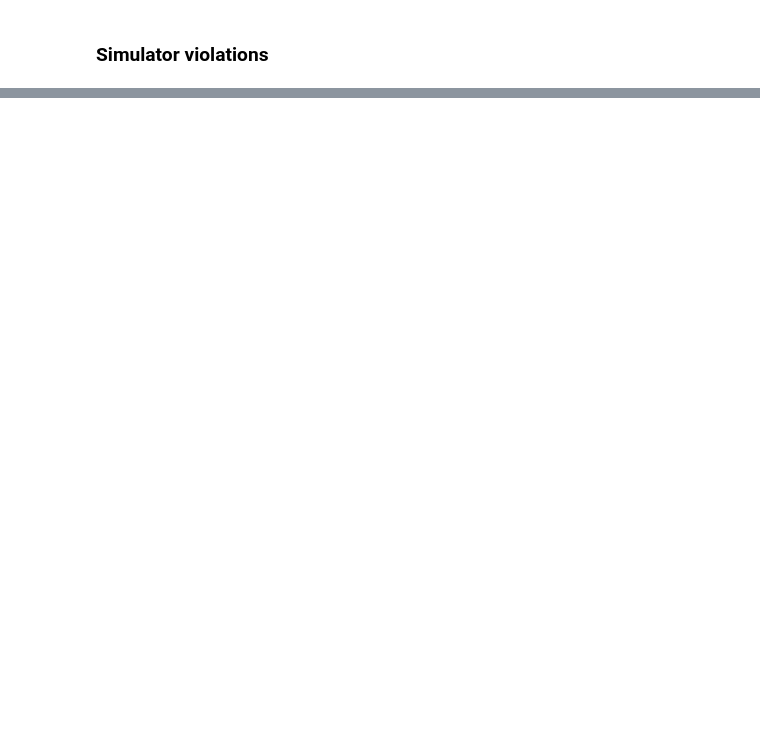
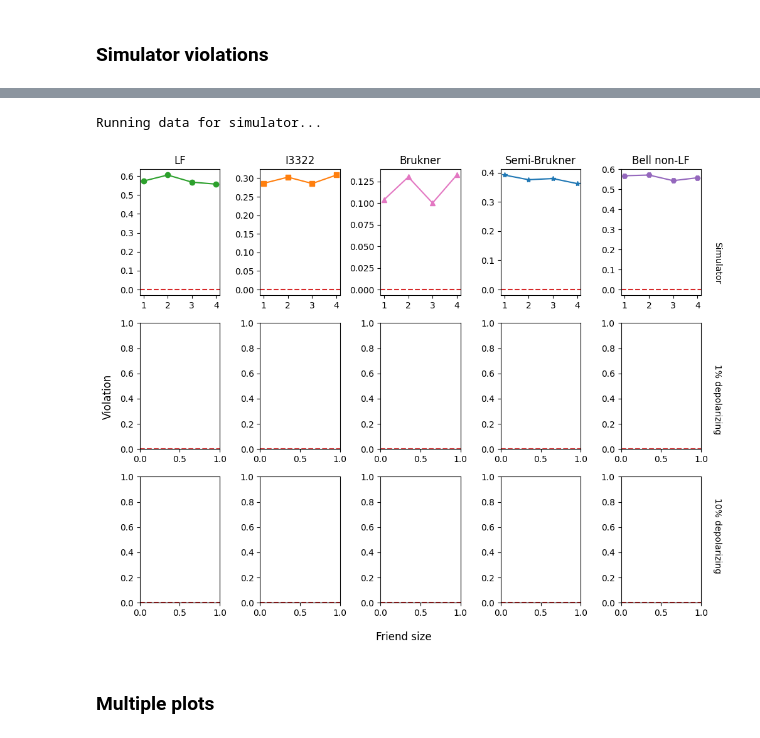
Before and after one commit to unitaryfund/wigners_friend, a Jupyter notebook: notebooks/ewfs_plots.ipynb, the cells around one changed output, grey strips where cells are left out. Cells and saved outputs as stored; diff of their text form; code cells hidden in the pictures; blank space fills up the shorter version.

```diff
--- a/notebooks/ewfs_plots.ipynb
+++ b/notebooks/ewfs_plots.ipynb
@@ -341,0 +465,33 @@ def run_experiment(
+# %%
+def data_friend_size_per_noise_level(
+    noise_levels: list[float],
+    friend_sizes: list[int],
+    shots: int
+):
+    """Data for friend_sizes over noise_levels."""
+    plot_results = defaultdict(lambda: defaultdict(list))
+    for noise_level in noise_levels:
+        noise_model = NoiseModel()
+        noise_model.add_all_qubit_quantum_error(depolarizing_error(noise_level, 1), ["u1", "u2", "u3"])
+        for friend_size in friend_sizes:
+            print(f"{noise_level=}, {friend_size=}")
+            result = run_experiment(
+                backend=qiskit.Aer.get_backend("aer_simulator"),
+                noise_model=noise_model,
+                friend_size=friend_size,
+                shots=shots,
+                verbose=False
+            )
+            for key in result:
+                plot_results[noise_level][key].append(result[key][0])
+    return plot_results
+# %%
+friend_sizes = range(1, 4)
+noise_levels = np.linspace(0, 0.05, 6)
+shots = 10_000
+
+plot_data = data_friend_size_per_noise_level(
+    noise_levels=noise_levels,
+    friend_sizes=friend_sizes,
+    shots=shots,
+)
@@ -341,0 +627,4 @@ def run_experiment(
+# %%
+friend_sizes = range(1, 6)
+shots = 10_000
+plot_data = data_violation_grid(friend_sizes, shots)
@@ -342,3 +717,12 @@ def run_experiment(
+# %%
+friend_sizes = range(1, 5)
+shots = 10_000
+plot_violation_grid(friend_sizes, shots)
+# %% [output]
+Running data for simulator...
+[figure, added]
+# %% [markdown]
+### Multiple plots
 # %%
 friend_sizes = range(1, 6)
 shots = 10_000
```
Also changed, not shown: parts of 26 cells of this notebook.
